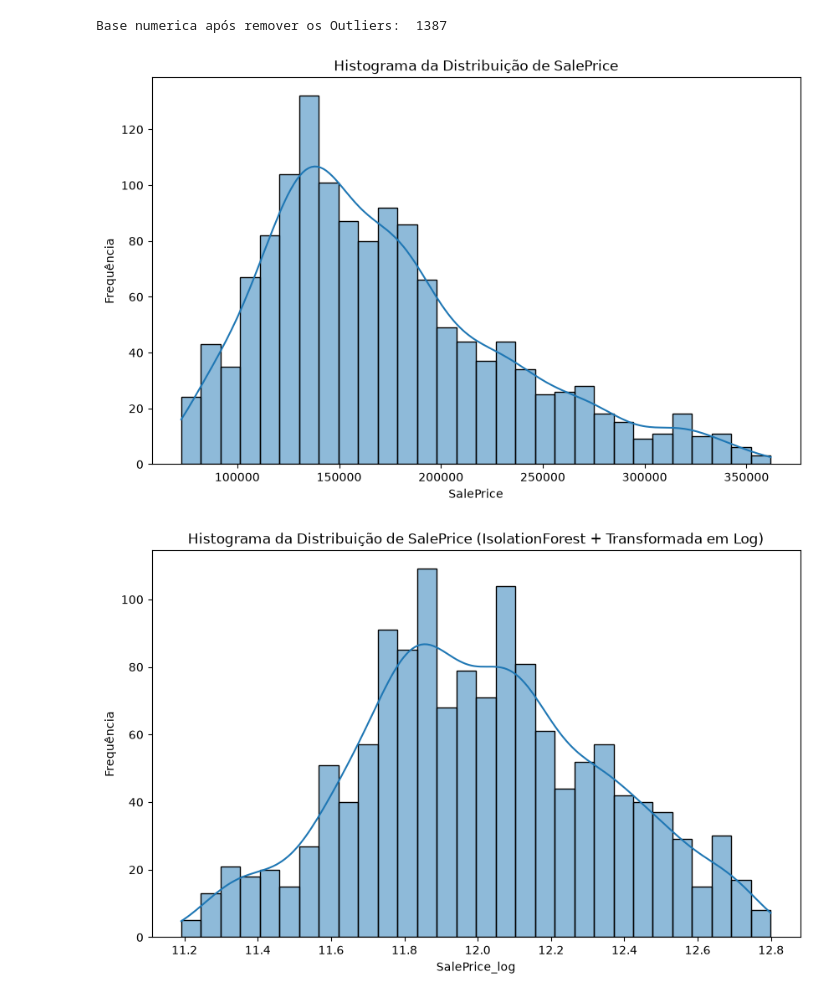
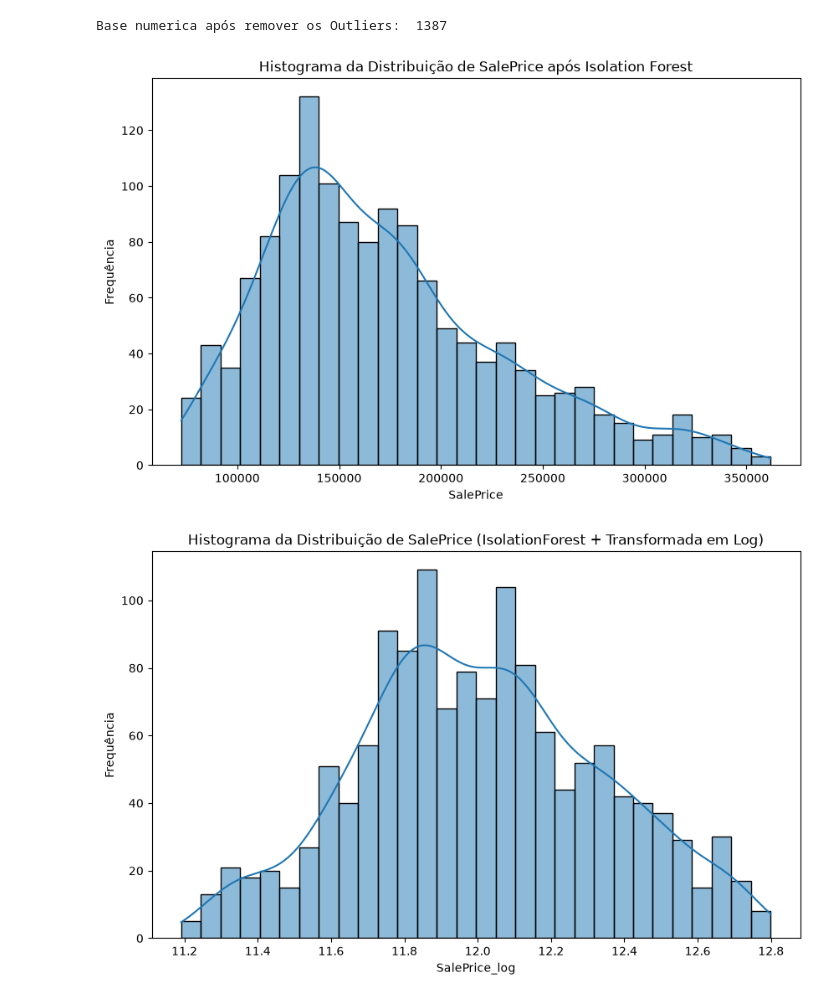
Before and after one commit to LucasRodriguesDeFreitas/house-prices-ml, a Jupyter notebook: notebooks/01_eda.ipynb, the cells around one changed output. Cells and saved outputs as stored; diff of their text form; code cells hidden in the pictures.

```diff
--- a/notebooks/01_eda.ipynb
+++ b/notebooks/01_eda.ipynb
@@ -245,12 +261,12 @@ Base numerica após remover os Outliers:  1387
 # %%
 plt.figure(figsize=(10, 6))
 sns.histplot(base_tratada_IF['SalePrice'], kde=True, bins=30)
-plt.title('Histograma da Distribuição de SalePrice')
+plt.title('Histograma da Distribuição de SalePrice após Isolation Forest')
 plt.xlabel('SalePrice')
 plt.ylabel('Frequência')
 plt.show()
 # %% [output]
-[figure, old version]
+[figure, new version]
 # %%
 # Aplicar transformação logarítmica (log1p) na variável SalePrice
 base_tratada_IF['SalePrice_log'] = np.log1p(base_tratada_IF['SalePrice'])
```
Also changed, not shown: parts of 11 cells of this notebook, 12 other files.
